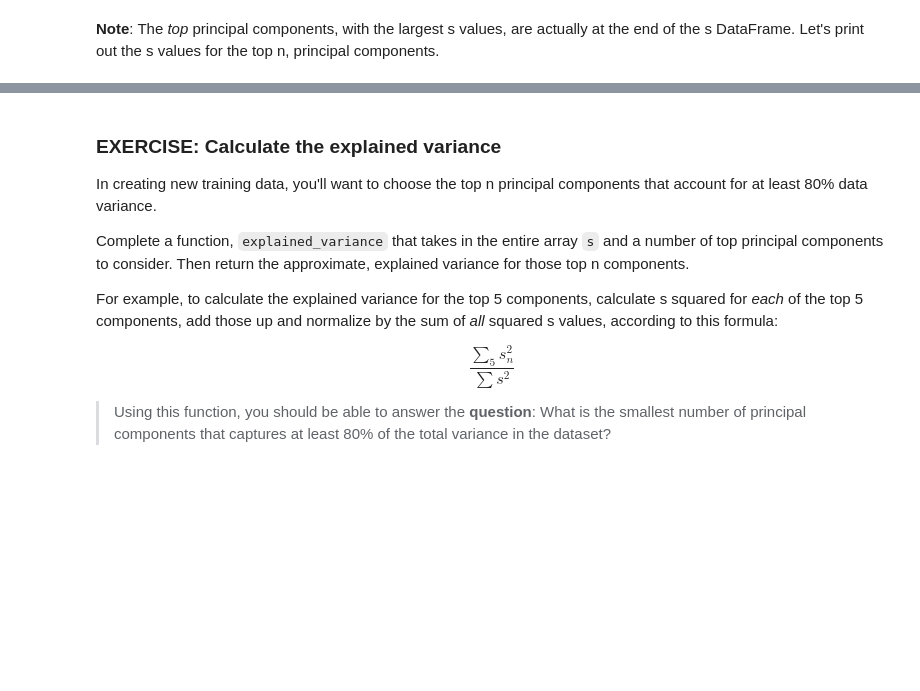
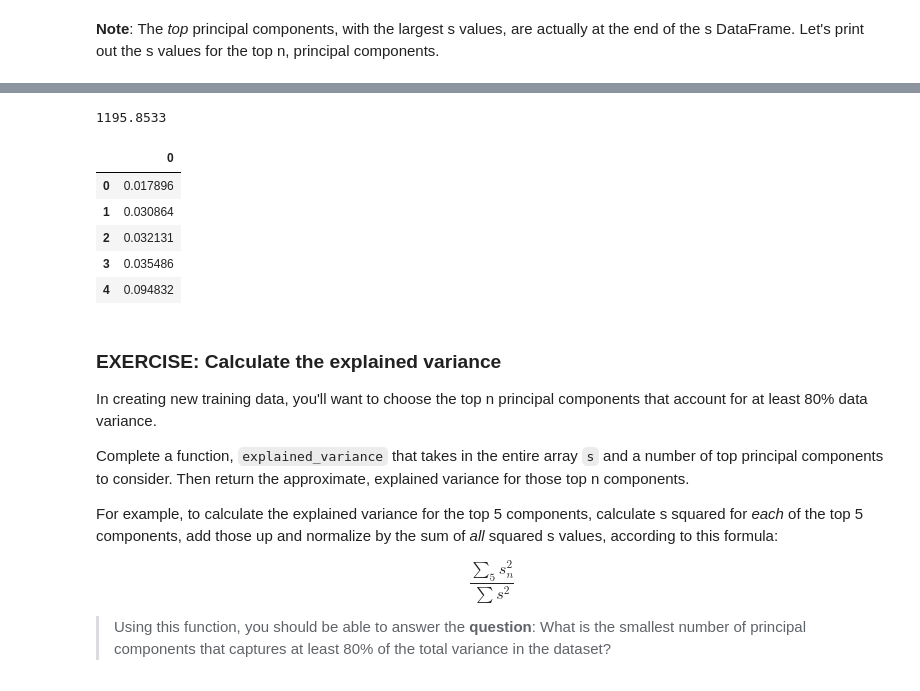
Before and after one commit to diegoami/ML_SageMaker_Studies, a Jupyter notebook: Population_Segmentation/Pop_Segmentation_Exercise.ipynb, the cells around one changed output, grey strips where cells are left out. Drawn from its saved outputs; the diff is of its cells as text; code cells hidden in the pictures; blank space fills up the shorter version.

```diff
--- a/Population_Segmentation/Pop_Segmentation_Exercise.ipynb
+++ b/Population_Segmentation/Pop_Segmentation_Exercise.ipynb
@@ -536,3 +568,16 @@ print(s.iloc[start_idx:, :])
+# %%
+(np.sum(s**2).values)[0]
+# %% [output]
+1195.8533
+# %%
+s.iloc[:5, :]
+# %% [output]
+|  | 0 |
+| 0 | 0.017896 |
+| 1 | 0.030864 |
+| 2 | 0.032131 |
+| 3 | 0.035486 |
+| 4 | 0.094832 |
 # %% [markdown]
 ### EXERCISE: Calculate the explained variance
 
```
Also changed, not shown: parts of 35 cells of this notebook.
